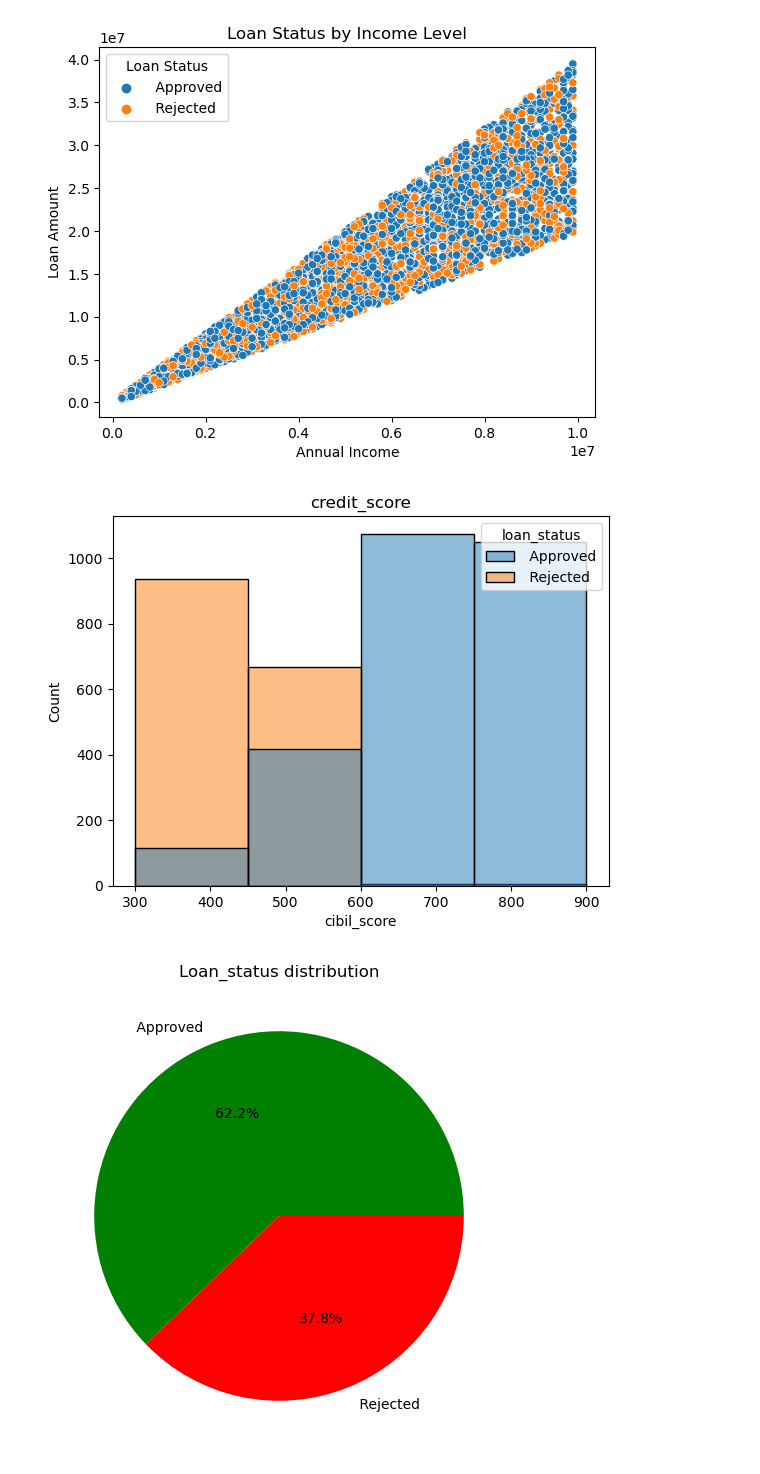
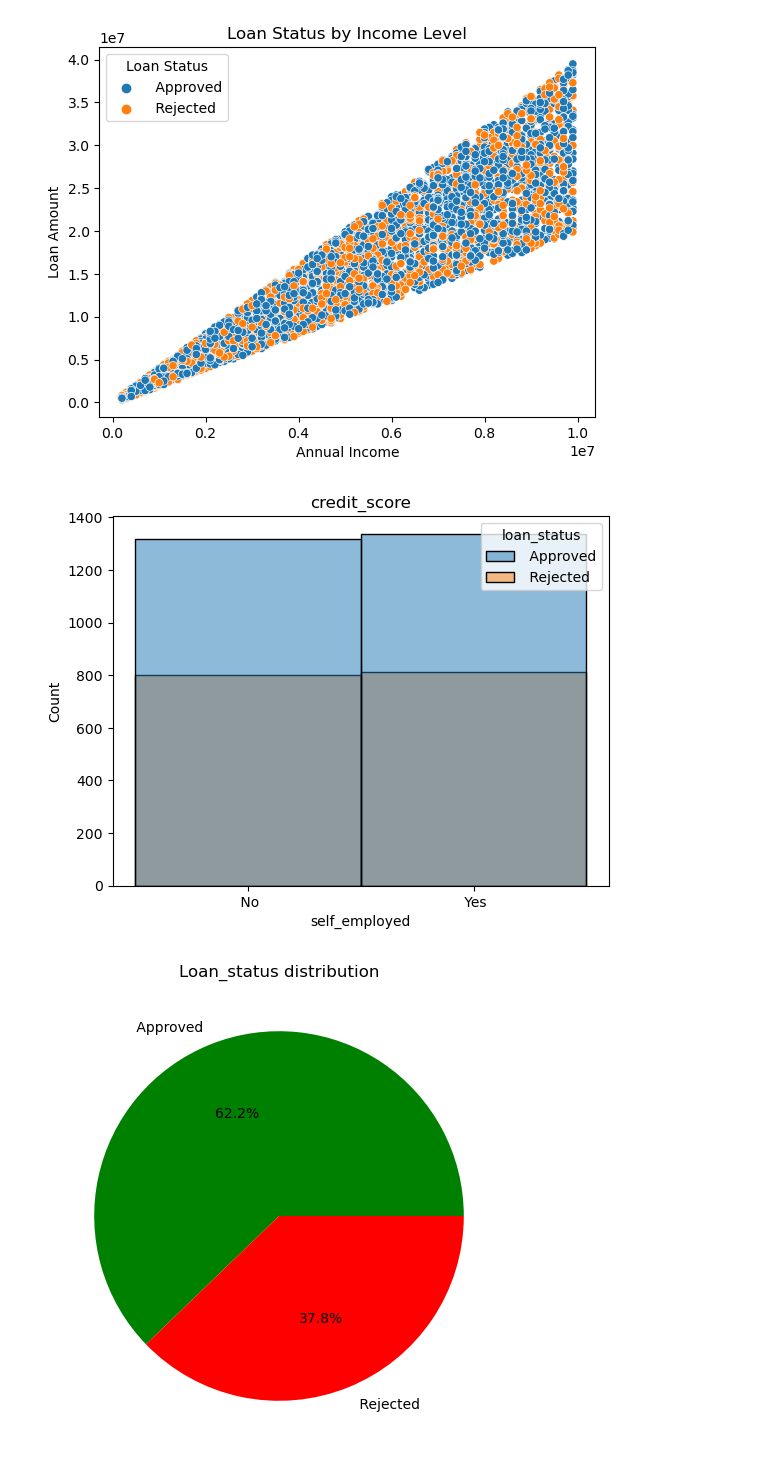
Before and after one commit to andrewdhawthorne/Loan-Approval-Prediction-Model, a Jupyter notebook: Fidels_learning_model_code.ipynb, the cells around one changed output. Saved outputs shown, nothing was run; the diff lists cells and outputs as text; code cells hidden in the pictures.

```diff
--- a/Fidels_learning_model_code.ipynb
+++ b/Fidels_learning_model_code.ipynb
@@ -83,12 +83,12 @@ plt.show()
 # %% [output]
 [figure]
 # %%
-#reviewing the difference of credit score effect on loan_status
-sns.histplot(data=loan_data,x='cibil_score',bins=4,hue='loan_status')
+#reviewing the difference of self_employment effect on loan_status
+sns.histplot(data=loan_data,x='self_employed',bins=2,hue='loan_status')
 plt.title('credit_score')
 plt.show()
 # %% [output]
-[figure, old version]
+[figure, new version]
 # %%
 approval_rejection_counts = loan_data['loan_status'].value_counts()
 
```
